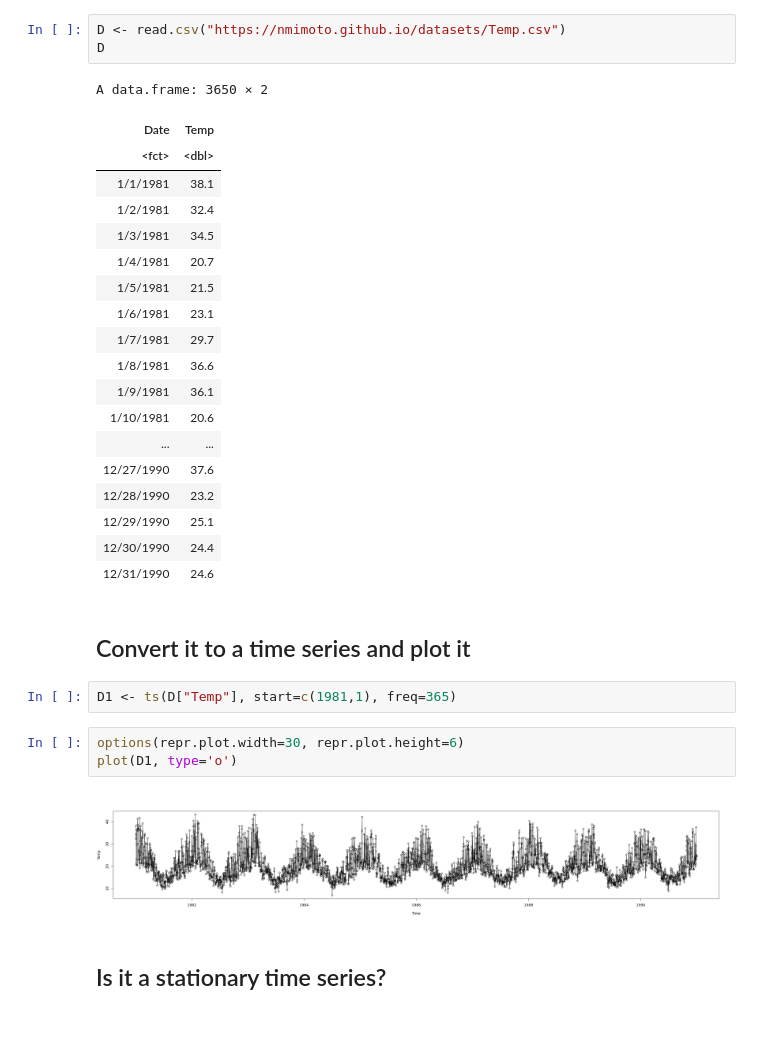
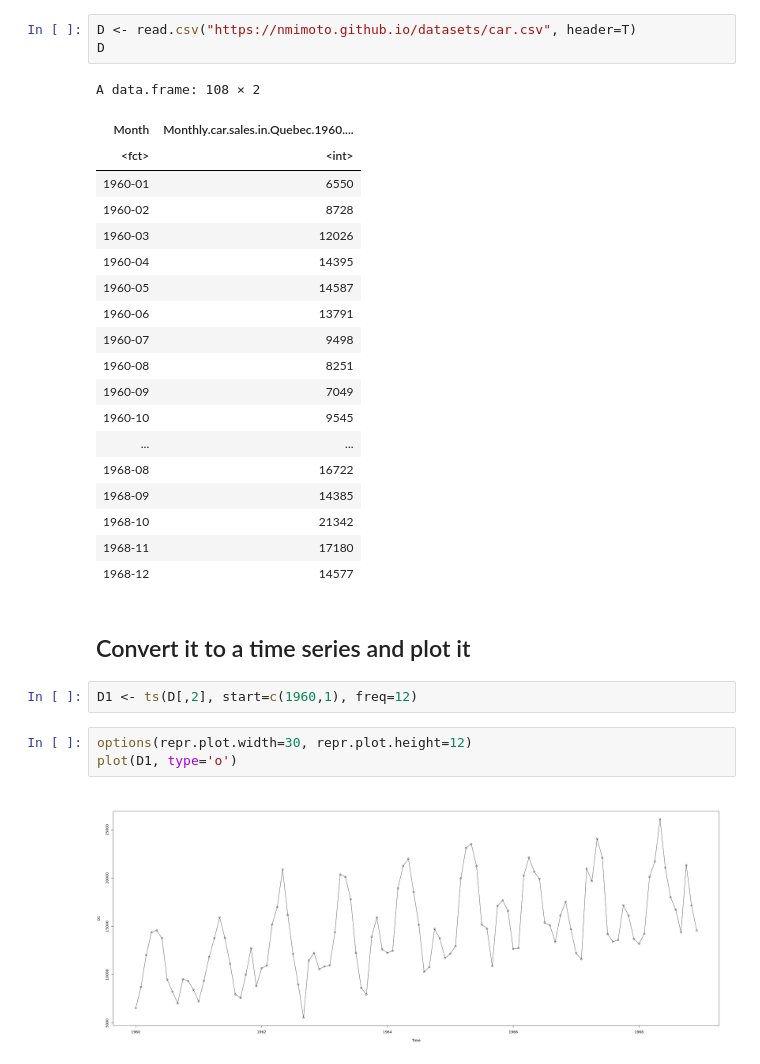
Before and after one commit to EricMaibach/TimeSeries, a Jupyter notebook: FinalProject.ipynb, the cells around one changed output. Cells and saved outputs as stored; diff of their text form; blank space fills up the shorter version.

```diff
--- a/FinalProject.ipynb
+++ b/FinalProject.ipynb
@@ -6,34 +23,32 @@
 # %%
-D <- read.csv("https://nmimoto.github.io/datasets/Temp.csv")
+D <- read.csv("https://nmimoto.github.io/datasets/car.csv", header=T)
 D
 # %% [output]
-A data.frame: 3650 × 2
+A data.frame: 108 × 2
-| Date | Temp |
-| <fct> | <dbl> |
-| 1/1/1981 | 38.1 |
-| 1/2/1981 | 32.4 |
-| 1/3/1981 | 34.5 |
-| 1/4/1981 | 20.7 |
-| 1/5/1981 | 21.5 |
-| 1/6/1981 | 23.1 |
-| 1/7/1981 | 29.7 |
-| 1/8/1981 | 36.6 |
-| 1/9/1981 | 36.1 |
-| 1/10/1981 | 20.6 |
+| Month | Monthly.car.sales.in.Quebec.1960.... |
+| <fct> | <int> |
+| 1960-01 | 6550 |
+| 1960-02 | 8728 |
+| 1960-03 | 12026 |
+| 1960-04 | 14395 |
+| 1960-05 | 14587 |
+| 1960-06 | 13791 |
+| 1960-07 | 9498 |
+| 1960-08 | 8251 |
+| 1960-09 | 7049 |
+| 1960-10 | 9545 |
 | ... | ... |
-| 12/27/1990 | 37.6 |
-| 12/28/1990 | 23.2 |
-| 12/29/1990 | 25.1 |
-| 12/30/1990 | 24.4 |
-| 12/31/1990 | 24.6 |
+| 1968-08 | 16722 |
+| 1968-09 | 14385 |
+| 1968-10 | 21342 |
+| 1968-11 | 17180 |
+| 1968-12 | 14577 |
 # %% [markdown]
 ## Convert it to a time series and plot it
 # %%
-D1 <- ts(D["Temp"], start=c(1981,1), freq=365)
+D1 <- ts(D[,2], start=c(1960,1), freq=12)
 # %%
-options(repr.plot.width=30, repr.plot.height=6)
+options(repr.plot.width=30, repr.plot.height=12)
 plot(D1, type='o')
 # %% [output]
-[figure, old version]
+[figure, new version]
-# %% [markdown]
-## Is it a stationary time series?
```
Also changed, not shown: parts of 41 cells of this notebook.
